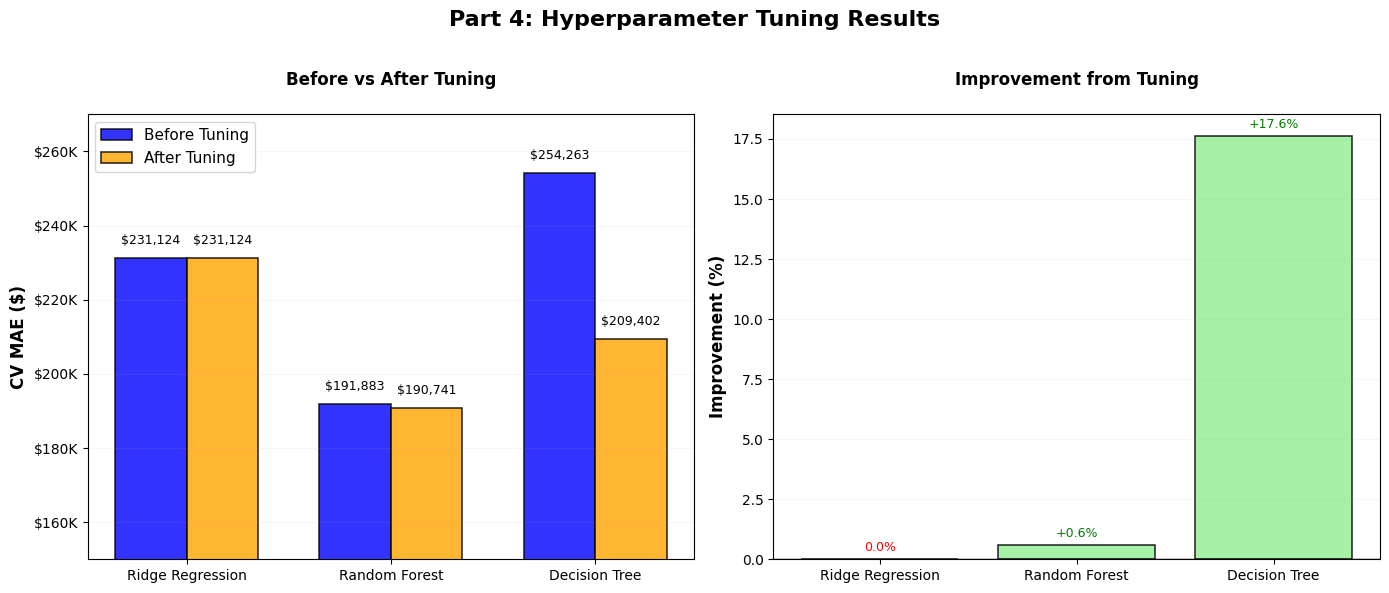
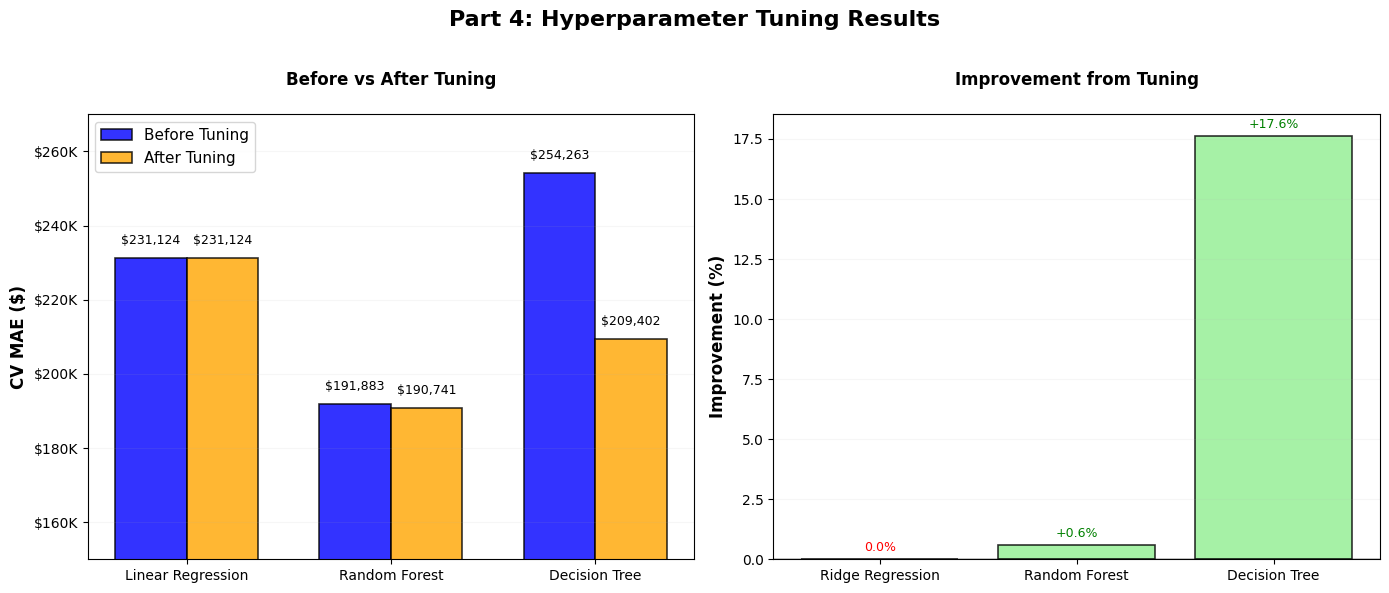
The notebook cell's code change between the first figure and the second:
--- before
+++ after
@@ -4,5 +4,5 @@
 
 # Data from Part 4 summary
-models = ['Ridge Regression', 'Random Forest', 'Decision Tree']
+models_name = ['Ridge Regression', 'Random Forest', 'Decision Tree']
 before_tuning = [231124.46, 191882.83, 254262.99]  # From Part 3 best
 after_tuning = [231124.46, 190741.31, 209402.02]   # From Part 4 best
@@ -44,5 +44,5 @@
 colors_imp = 'lightgreen'
 
-bars = ax2.bar(models, improvements, color=colors_imp, alpha=0.8, edgecolor='black', linewidth=1.2)
+bars = ax2.bar(models_name, improvements, color=colors_imp, alpha=0.8, edgecolor='black', linewidth=1.2)
 
 # Add value labels on top of bars

Commit: FixedModelNames